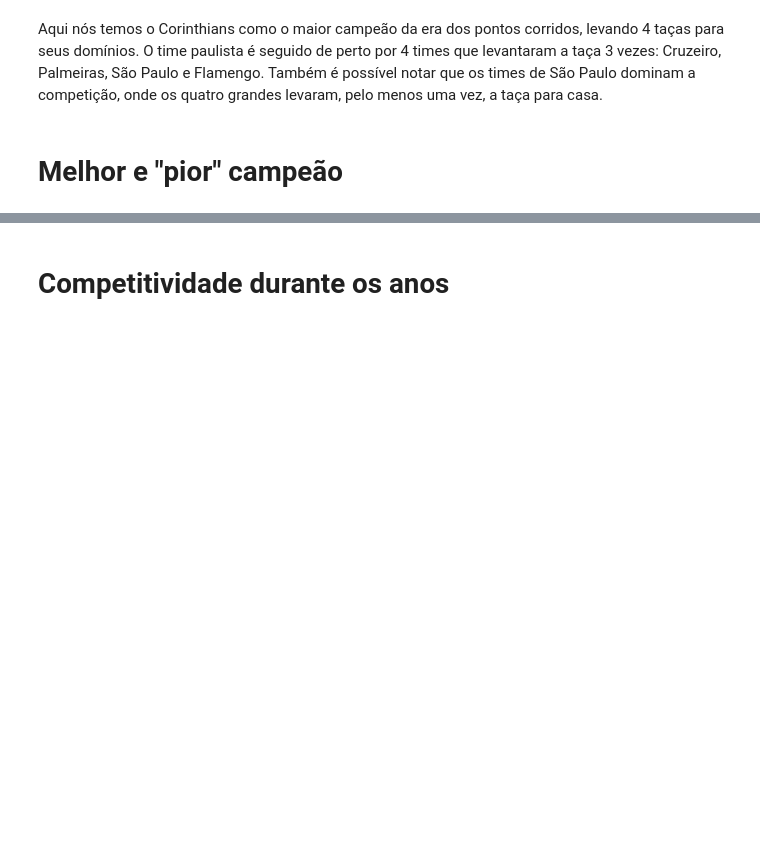
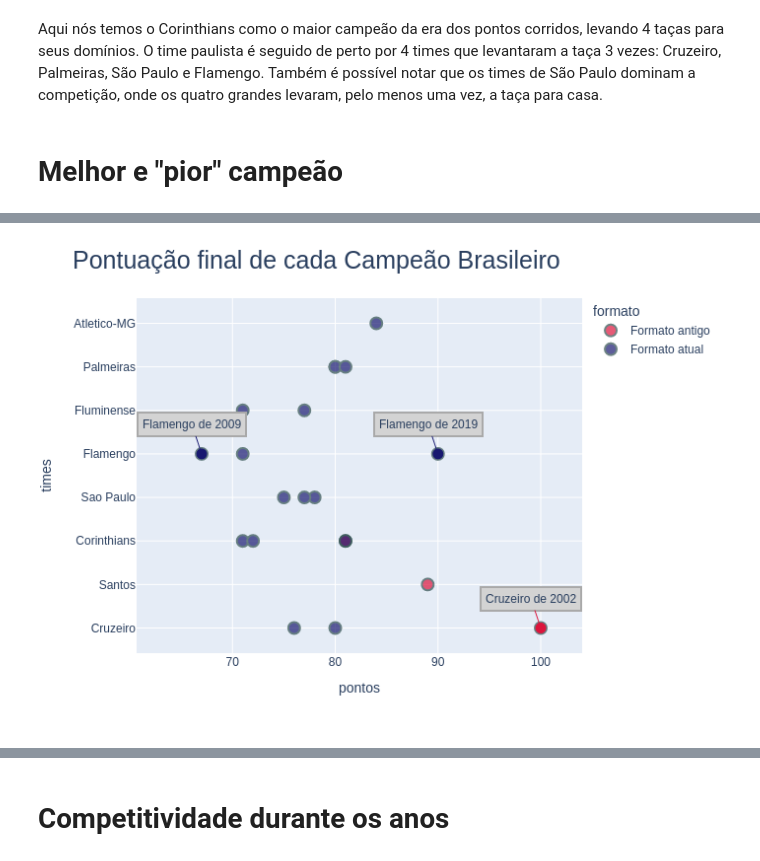
Before and after one commit to dnsrsdata/EDA_Futebol_Brasileiro, a Jupyter notebook: notebooks/EDA.ipynb, the cells around one changed output, grey strips where cells are left out. Cells and saved outputs as stored; diff of their text form; code cells hidden in the pictures; blank space fills up the shorter version.

```diff
--- a/notebooks/EDA.ipynb
+++ b/notebooks/EDA.ipynb
@@ -459,0 +551,5 @@ fig.add_annotation(x=67,
+# %%
+fig = plotar_melhor_pior_campeoes(tabela_times_campeoes)
+fig.show("png")
+# %% [output]
+[figure, added]
```
Also changed, not shown: parts of 15 cells of this notebook.
